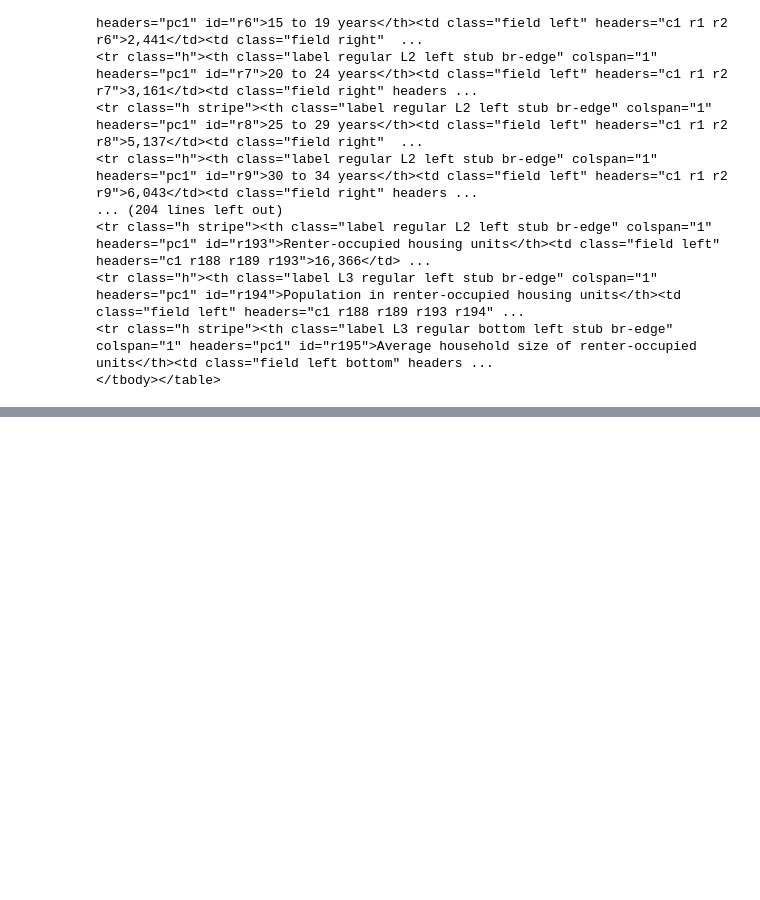
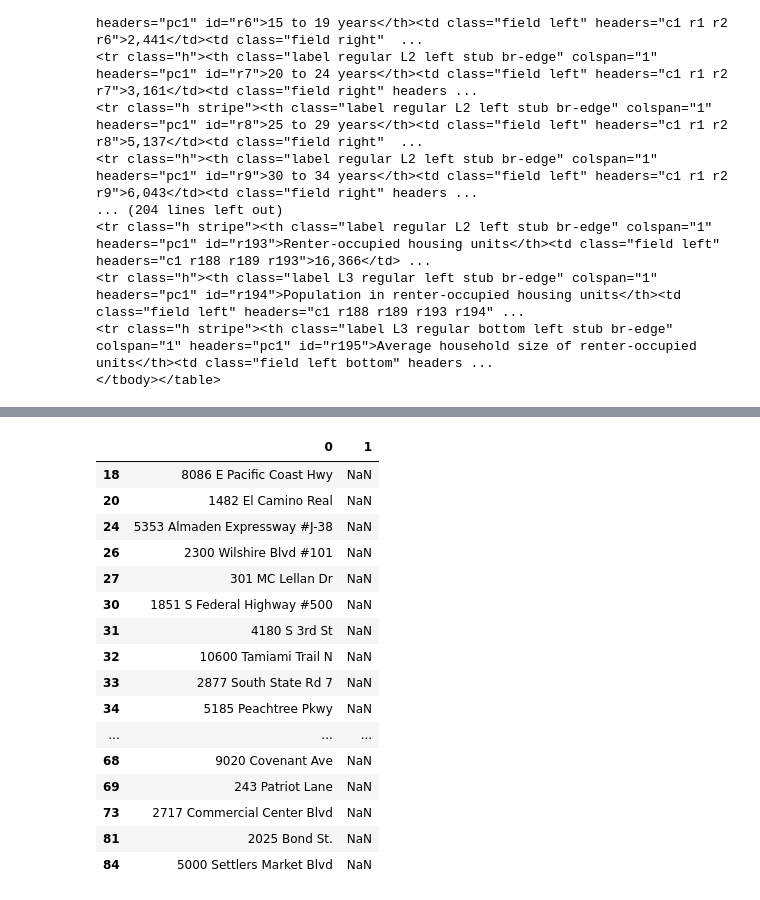
Before and after one commit to h-parker/trader-joes-nbhd-exploration, a Jupyter notebook: tj-location-data-collection.ipynb, the cells around one changed output, grey strips where cells are left out. Cells and saved outputs as stored; diff of their text form; code cells hidden in the pictures; blank space fills up the shorter version.

```diff
--- a/tj-location-data-collection.ipynb
+++ b/tj-location-data-collection.ipynb
@@ -247,0 +377,20 @@ response = requests.get("http://api.open-notify.org/iss-now.json")
+# %%
+pd.DataFrame(found_geoids)[pd.DataFrame(found_geoids)[1] == 'NaN']
+# %% [output]
+|  | 0 | 1 |
+| 18 | 8086 E Pacific Coast Hwy | NaN |
+| 20 | 1482 El Camino Real | NaN |
+| 24 | 5353 Almaden Expressway #J-38 | NaN |
+| 26 | 2300 Wilshire Blvd #101 | NaN |
+| 27 | 301 MC Lellan Dr | NaN |
+| 30 | 1851 S Federal Highway #500 | NaN |
+| 31 | 4180 S 3rd St | NaN |
+| 32 | 10600 Tamiami Trail N | NaN |
+| 33 | 2877 South State Rd 7 | NaN |
+| 34 | 5185 Peachtree Pkwy | NaN |
+| ... | ... | ... |
+| 68 | 9020 Covenant Ave | NaN |
+| 69 | 243 Patriot Lane | NaN |
+| 73 | 2717 Commercial Center Blvd | NaN |
+| 81 | 2025 Bond St. | NaN |
+| 84 | 5000 Settlers Market Blvd | NaN |
```
Also changed, not shown: parts of 27 cells of this notebook, 1 other file.
